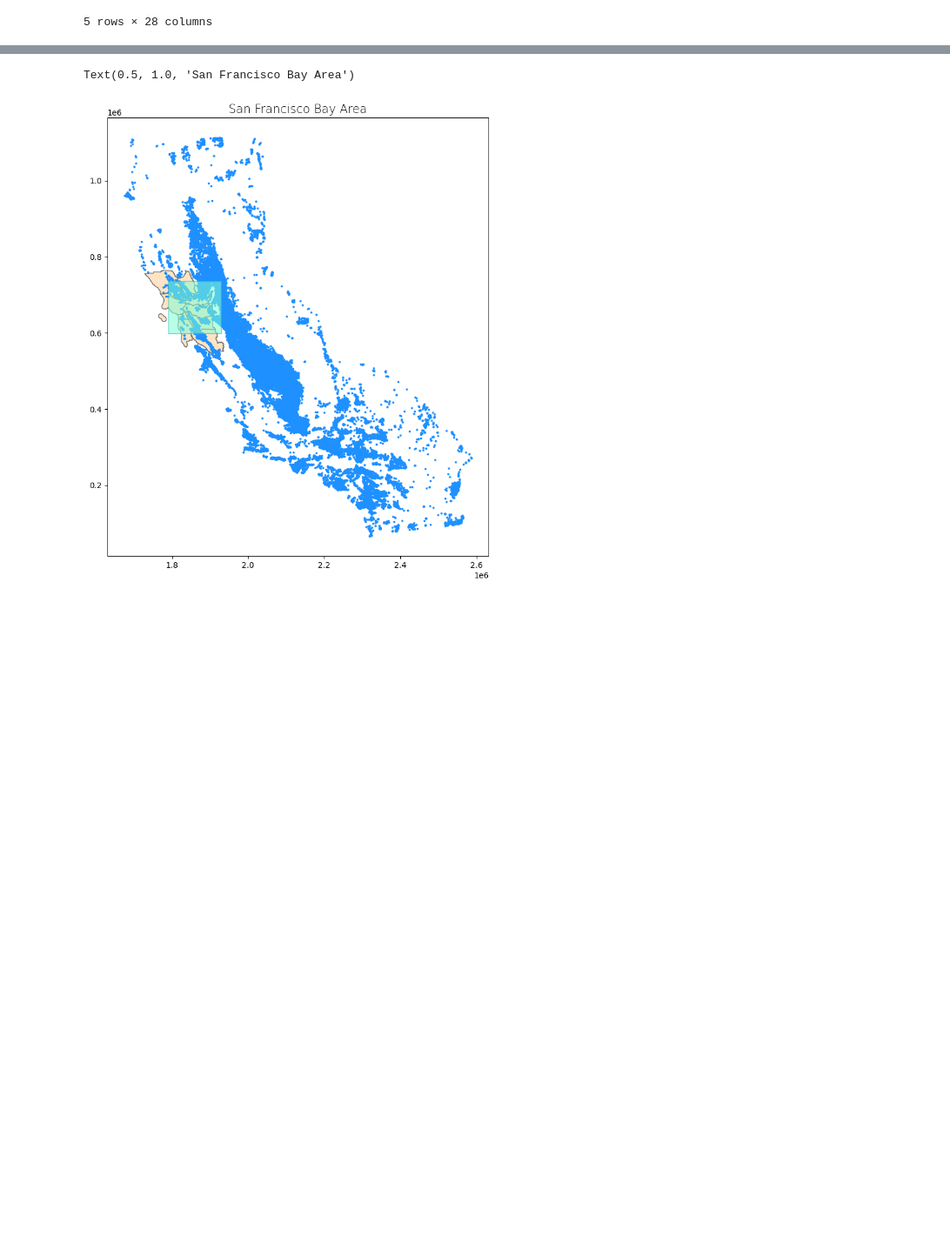
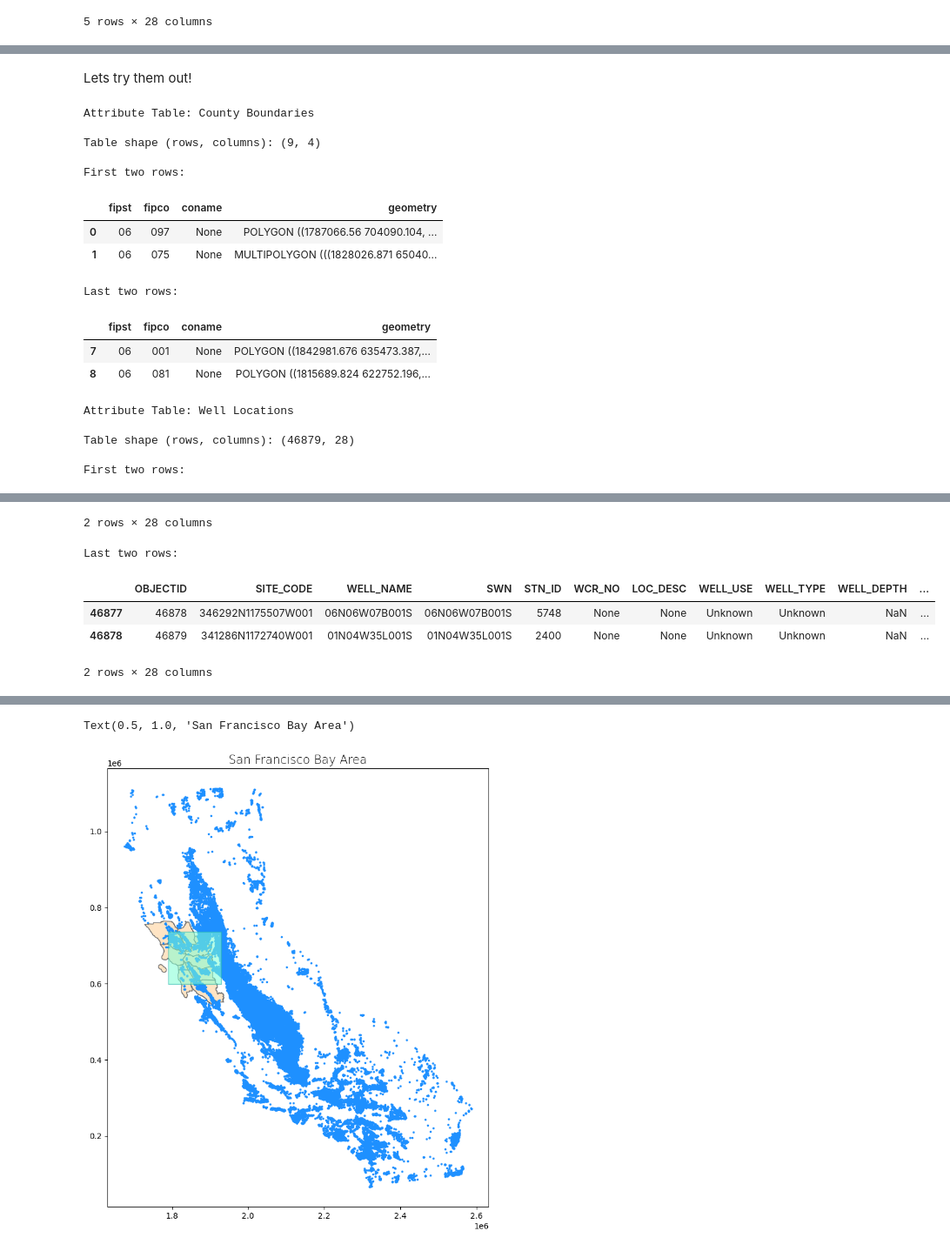
Before and after one commit to Bestine/DSAI-course, a Jupyter notebook: module-2/01-Geospatial_Feature_Extraction.ipynb, the cells around one changed output, grey strips where cells are left out. Shown: that part at 87% size. Drawn from its saved outputs; the diff is of its cells as text; code cells hidden in the pictures; blank space fills up the shorter version.

Commit message:
Until clip by location

```diff
--- a/module-2/01-Geospatial_Feature_Extraction.ipynb
+++ b/module-2/01-Geospatial_Feature_Extraction.ipynb
@@ -54,0 +126,23 @@ poly = gpd.GeoDataFrame(attributes_df, geometry = 'geometry', crs = "EPSG:2768")
+# %% [markdown]
+Lets try them out!
+# %%
+display_table("County Boundaries", counties)
+display_table("Well Locations", wells)
+# %% [output]
+Attribute Table: County Boundaries
+
+Table shape (rows, columns): (9, 4)
+
+First two rows:
+|  | fipst | fipco | coname | geometry |
+| 0 | 06 | 097 | None | POLYGON ((1787066.56 704090.104, ... |
+| 1 | 06 | 075 | None | MULTIPOLYGON (((1828026.871 65040... |
+Last two rows:
+|  | fipst | fipco | coname | geometry |
+| 7 | 06 | 001 | None | POLYGON ((1842981.676 635473.387,... |
+| 8 | 06 | 081 | None | POLYGON ((1815689.824 622752.196,... |
+Attribute Table: Well Locations
+
+Table shape (rows, columns): (46879, 28)
+
+First two rows:
@@ -54,0 +152,6 @@ poly = gpd.GeoDataFrame(attributes_df, geometry = 'geometry', crs = "EPSG:2768")
+2 rows × 28 columns
+Last two rows:
+|  | OBJECTID | SITE_CODE | WELL_NAME | SWN | STN_ID | WCR_NO | LOC_DESC | WELL_USE | WELL_TYPE | WELL_DEPTH | ... |
+| 46877 | 46878 | 346292N1175507W001 | 06N06W07B001S | 06N06W07B001S | 5748 | None | None | Unknown | Unknown | NaN | ... |
+| 46878 | 46879 | 341286N1172740W001 | 01N04W35L001S | 01N04W35L001S | 2400 | None | None | Unknown | Unknown | NaN | ... |
+2 rows × 28 columns
```
Also changed, not shown: parts of 21 cells of this notebook.
